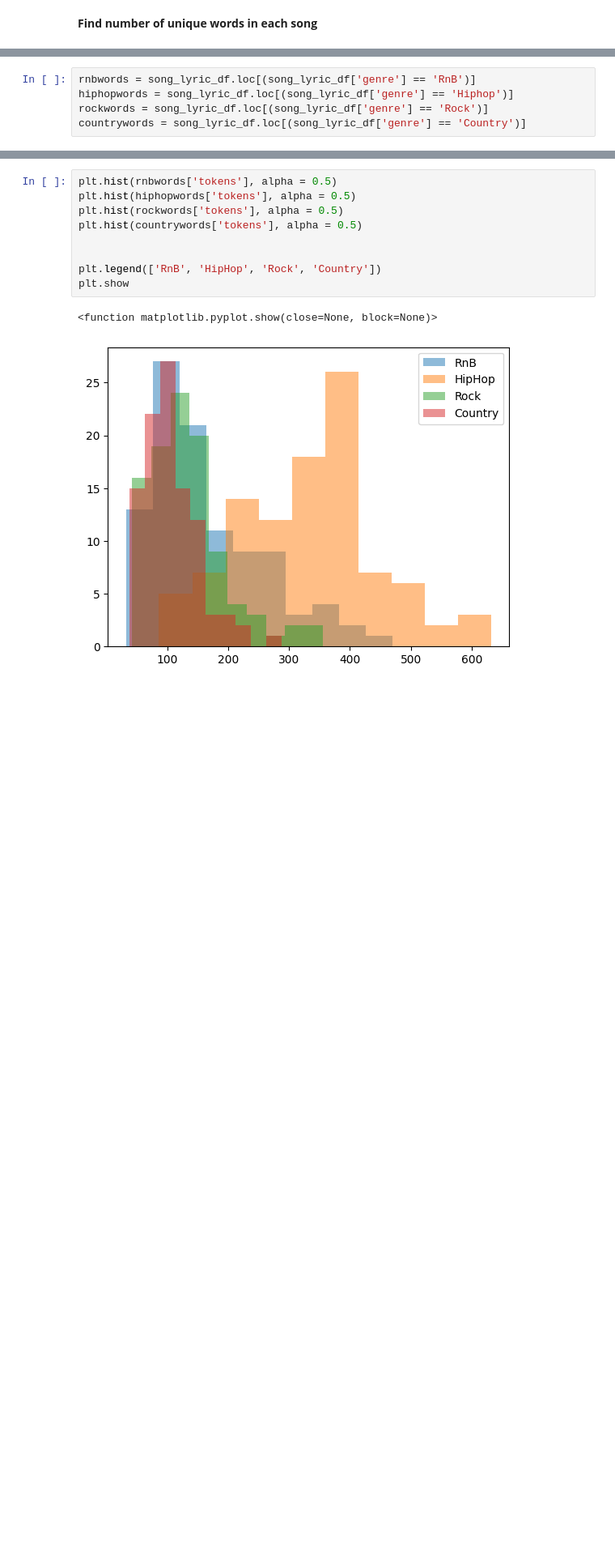
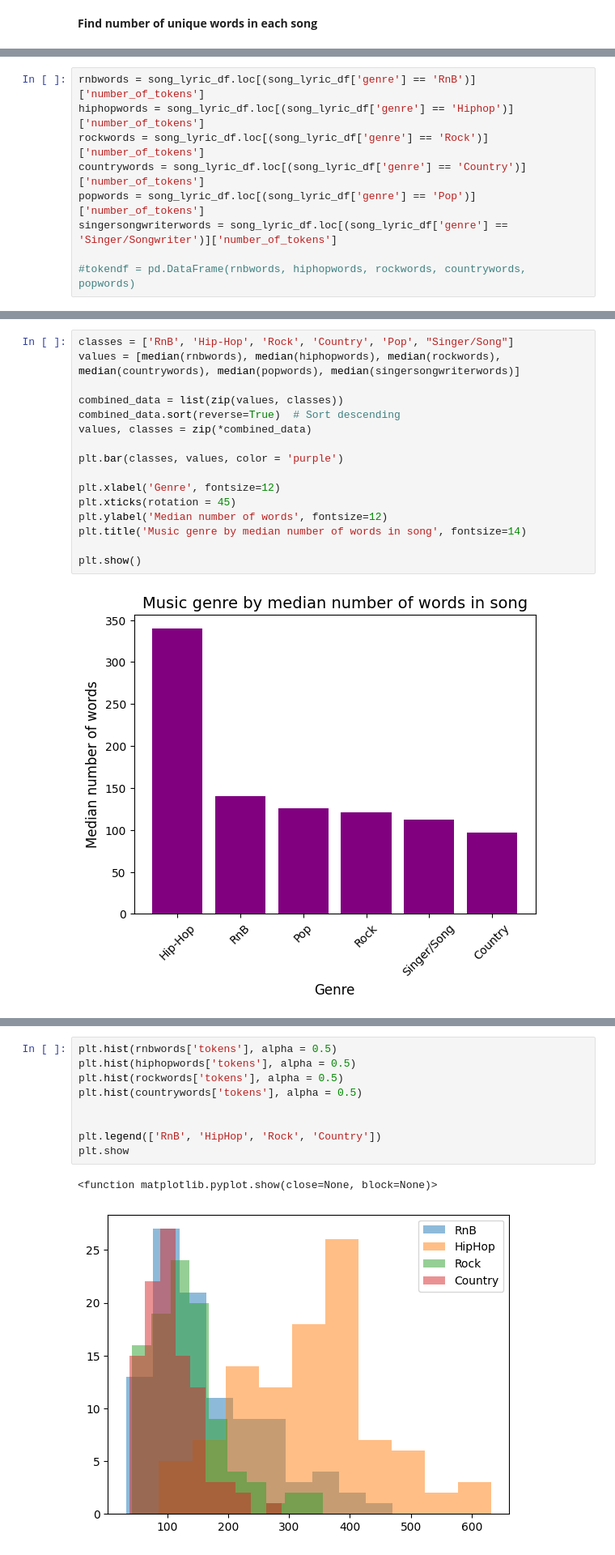
Before and after one commit to jacobclark293/ma3831, a Jupyter notebook: Jacob_Clark_Capstone.ipynb, the cells around one changed output, grey strips where cells are left out. Shown: that part at 81% size. Saved outputs shown, nothing was run; the diff lists cells and outputs as text; blank space fills up the shorter version.

Commit message:
add visualisations for median number of words

```diff
--- a/Jacob_Clark_Capstone.ipynb
+++ b/Jacob_Clark_Capstone.ipynb
@@ -681,6 +681,10 @@ song_lyric_df
 600 rows × 10 columns
 # %%
-rnbwords = song_lyric_df.loc[(song_lyric_df['genre'] == 'RnB')]
-hiphopwords = song_lyric_df.loc[(song_lyric_df['genre'] == 'Hiphop')]
-rockwords = song_lyric_df.loc[(song_lyric_df['genre'] == 'Rock')]
-countrywords = song_lyric_df.loc[(song_lyric_df['genre'] == 'Country')]
+rnbwords = song_lyric_df.loc[(song_lyric_df['genre'] == 'RnB')]['number_of_tokens']
+hiphopwords = song_lyric_df.loc[(song_lyric_df['genre'] == 'Hiphop')]['number_of_tokens']
+rockwords = song_lyric_df.loc[(song_lyric_df['genre'] == 'Rock')]['number_of_tokens']
+countrywords = song_lyric_df.loc[(song_lyric_df['genre'] == 'Country')]['number_of_tokens']
+popwords = song_lyric_df.loc[(song_lyric_df['genre'] == 'Pop')]['number_of_tokens']
+singersongwriterwords = song_lyric_df.loc[(song_lyric_df['genre'] == 'Singer/Songwriter')]['number_of_tokens']
+
+#tokendf = pd.DataFrame(rnbwords, hiphopwords, rockwords, countrywords, popwords)
@@ -687 +709,19 @@ countrywords = song_lyric_df.loc[(song_lyric_df['genre'] == 'Country')]
+# %%
+classes = ['RnB', 'Hip-Hop', 'Rock', 'Country', 'Pop', "Singer/Song"]
+values = [median(rnbwords), median(hiphopwords), median(rockwords), median(countrywords), median(popwords), median(singersongwriterwords)]
+
+combined_data = list(zip(values, classes))
+combined_data.sort(reverse=True)  # Sort descending
+values, classes = zip(*combined_data)
+
+plt.bar(classes, values, color = 'purple')
+
+plt.xlabel('Genre', fontsize=12)
+plt.xticks(rotation = 45)
+plt.ylabel('Median number of words', fontsize=12)
+plt.title('Music genre by median number of words in song', fontsize=14)
+
+plt.show()
+# %% [output]
+[figure, added]
 # %%
```
Also changed, not shown: parts of 9 cells of this notebook.
